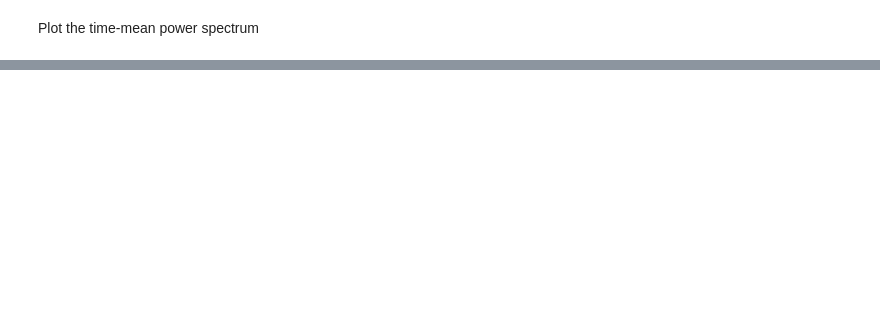
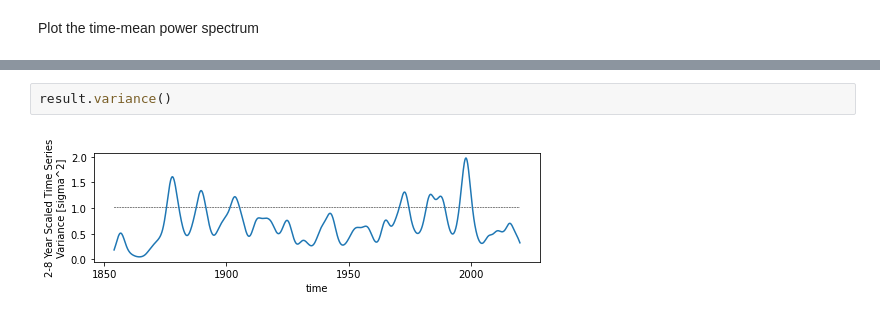
Before and after one commit to jkrasting/xwavelet, a Jupyter notebook: example_usage.ipynb, the cells around one changed output, grey strips where cells are left out. Drawn from its saved outputs; the diff is of its cells as text; blank space fills up the shorter version.

```diff
--- a/example_usage.ipynb
+++ b/example_usage.ipynb
@@ -53,0 +93,4 @@ xw.power_spectrum(xw.wavelet(sst)).plot()
+# %%
+result.variance()
+# %% [output]
+[figure, added]
```
Also changed, not shown: parts of 15 cells of this notebook.
